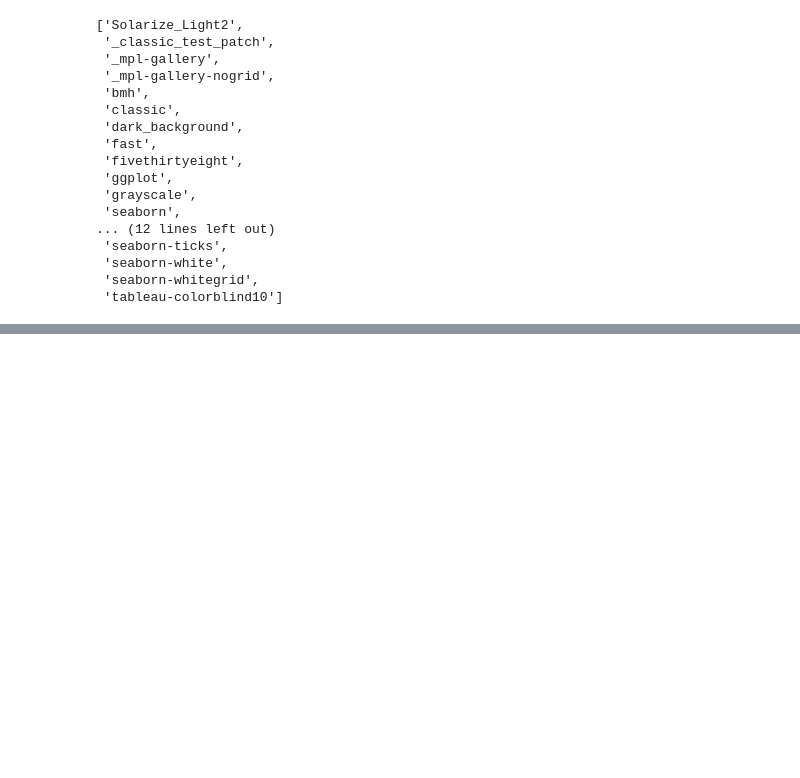
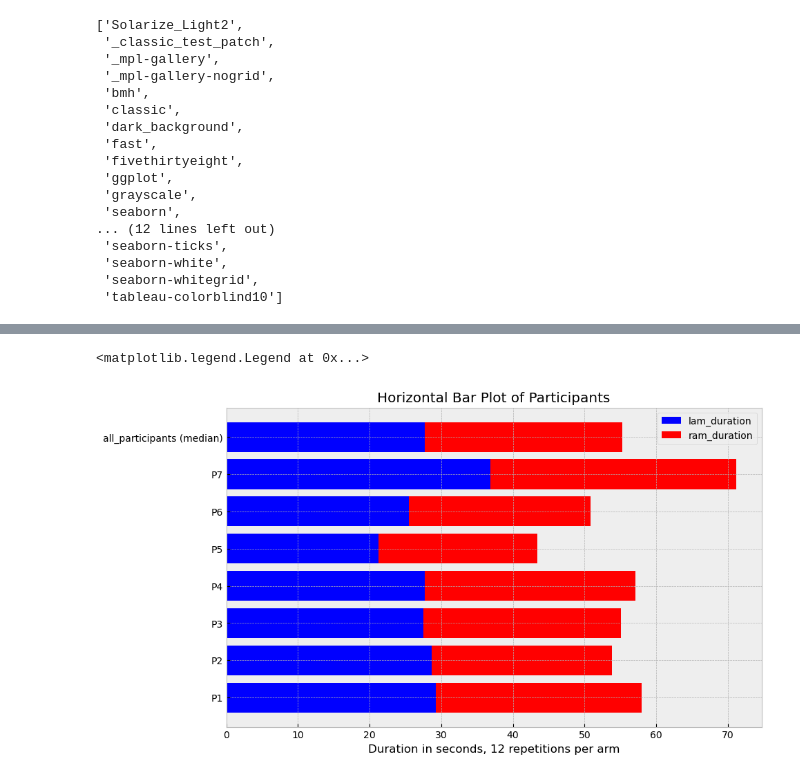
Before and after one commit to faufreiter/motion_capture, a Jupyter notebook: data/data_collection.ipynb, the cells around one changed output, grey strips where cells are left out. Drawn from its saved outputs; the diff is of its cells as text; code cells hidden in the pictures; blank space fills up the shorter version.

```diff
--- a/data/data_collection.ipynb
+++ b/data/data_collection.ipynb
@@ -185,3 +185,8 @@ plt.show()
  'seaborn-white',
  'seaborn-whitegrid',
  'tableau-colorblind10']
+# %%
+duration_data = pd.read_excel('./duration_allparticipants.xlsx')
+#Documents/GitHub/motion_capture/data/project_data_collection.ods
+#first few rows
+print(duration_data.head(8))
@@ -187,0 +213,19 @@ plt.show()
+# %%
+# Assuming the columns are named 'Column1' and 'Column2'
+column1_name = 'lam_duration'
+column2_name = 'ram_duration'
+
+# Set 'participants' as the index of the DataFrame
+duration_data.set_index('participant', inplace=True)
+
+# Plotting
+plt.figure(figsize=(10, 6))
+plt.barh(duration_data.index, duration_data[column1_name], color='blue', label=column1_name)
+plt.barh(duration_data.index, duration_data[column2_name], color='red', left=duration_data[column1_name], label=column2_name)
+
+plt.xlabel('Duration in seconds, 12 repetitions per arm')
+plt.title('Horizontal Bar Plot of Participants')
+plt.legend()
+# %% [output]
+<matplotlib.legend.Legend at 0x...>
+[figure, added]
```
Also changed, not shown: parts of 5 cells of this notebook, 3 other files.
